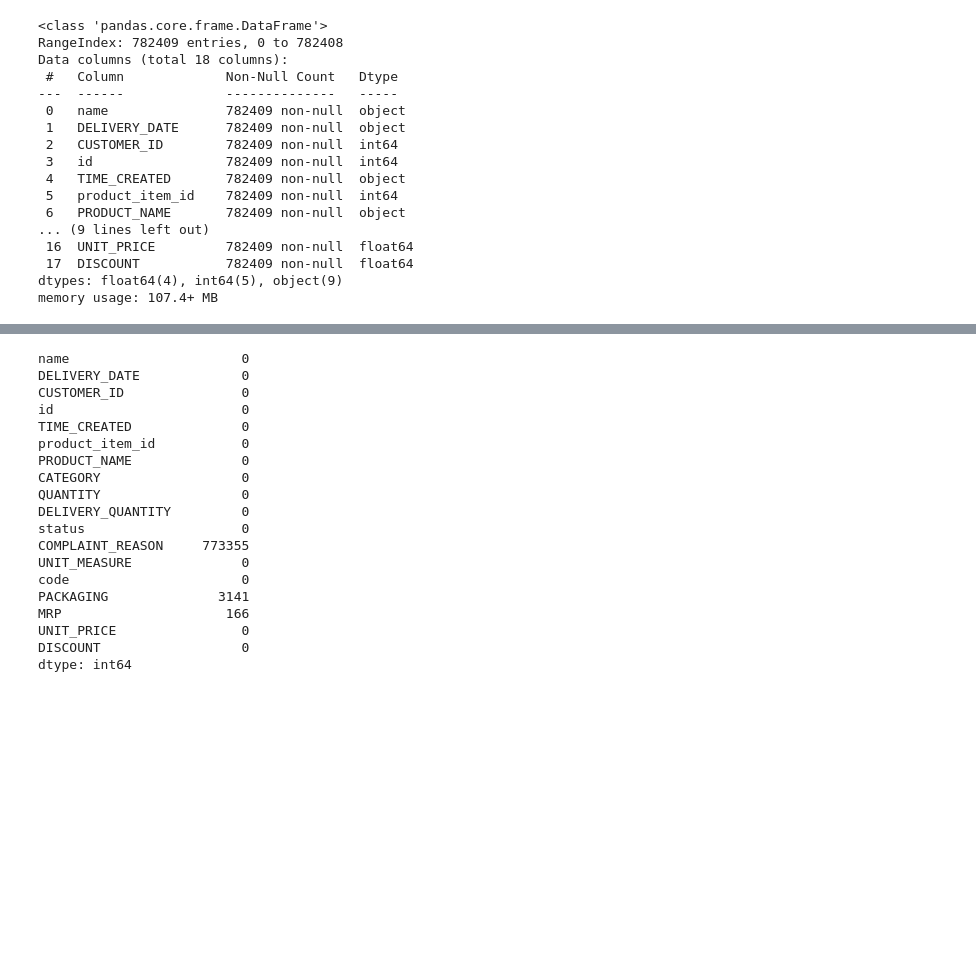
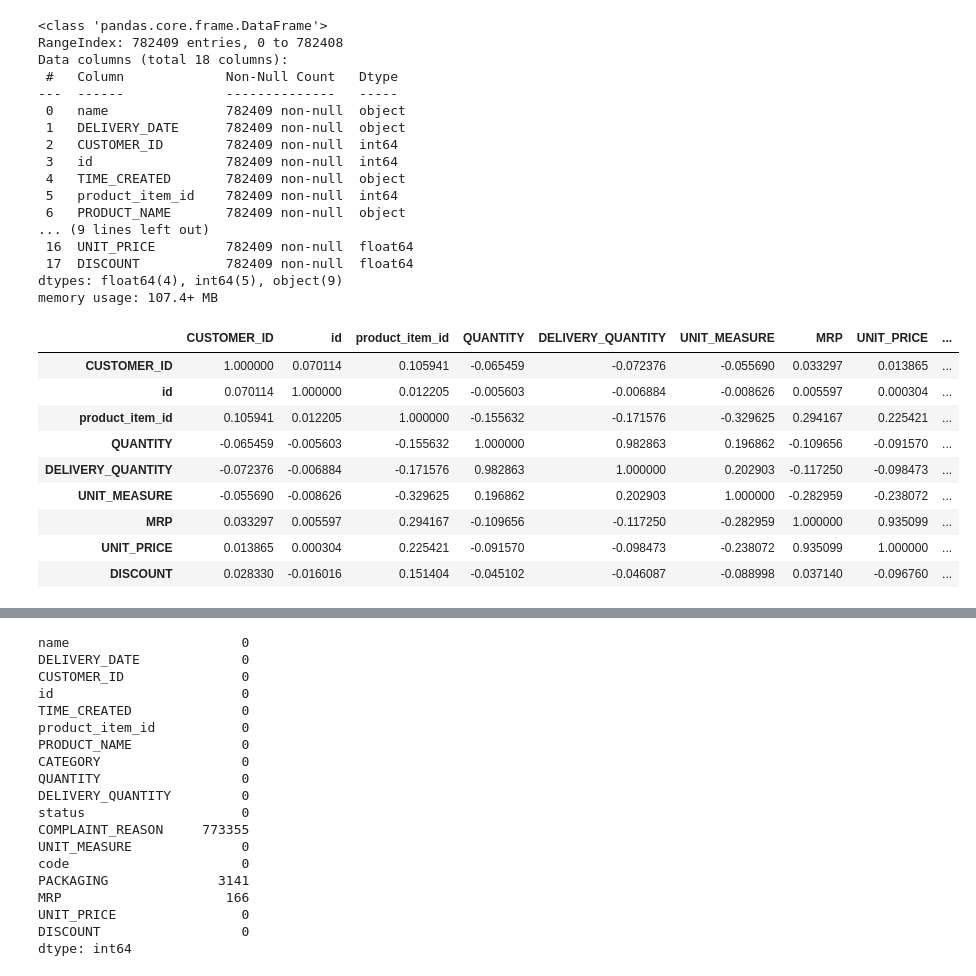
Before and after one commit to maddyrajesh/fth-rbms, a Jupyter notebook: Data Preprocessing.ipynb, the cells around one changed output, grey strips where cells are left out. Drawn from its saved outputs; the diff is of its cells as text; code cells hidden in the pictures; blank space fills up the shorter version.

```diff
--- a/Data Preprocessing.ipynb
+++ b/Data Preprocessing.ipynb
@@ -39,3 +46,16 @@ Data columns (total 18 columns):
  17  DISCOUNT           782409 non-null  float64
 dtypes: float64(4), int64(5), object(9)
 memory usage: 107.4+ MB
+# %%
+customer_df.corr()
+# %% [output]
+|  | CUSTOMER_ID | id | product_item_id | QUANTITY | DELIVERY_QUANTITY | UNIT_MEASURE | MRP | UNIT_PRICE | ... |
+| CUSTOMER_ID | 1.000000 | 0.070114 | 0.105941 | -0.065459 | -0.072376 | -0.055690 | 0.033297 | 0.013865 | ... |
+| id | 0.070114 | 1.000000 | 0.012205 | -0.005603 | -0.006884 | -0.008626 | 0.005597 | 0.000304 | ... |
+| product_item_id | 0.105941 | 0.012205 | 1.000000 | -0.155632 | -0.171576 | -0.329625 | 0.294167 | 0.225421 | ... |
+| QUANTITY | -0.065459 | -0.005603 | -0.155632 | 1.000000 | 0.982863 | 0.196862 | -0.109656 | -0.091570 | ... |
+| DELIVERY_QUANTITY | -0.072376 | -0.006884 | -0.171576 | 0.982863 | 1.000000 | 0.202903 | -0.117250 | -0.098473 | ... |
+| UNIT_MEASURE | -0.055690 | -0.008626 | -0.329625 | 0.196862 | 0.202903 | 1.000000 | -0.282959 | -0.238072 | ... |
+| MRP | 0.033297 | 0.005597 | 0.294167 | -0.109656 | -0.117250 | -0.282959 | 1.000000 | 0.935099 | ... |
+| UNIT_PRICE | 0.013865 | 0.000304 | 0.225421 | -0.091570 | -0.098473 | -0.238072 | 0.935099 | 1.000000 | ... |
+| DISCOUNT | 0.028330 | -0.016016 | 0.151404 | -0.045102 | -0.046087 | -0.088998 | 0.037140 | -0.096760 | ... |
```
Also changed, not shown: parts of 2 cells of this notebook.
